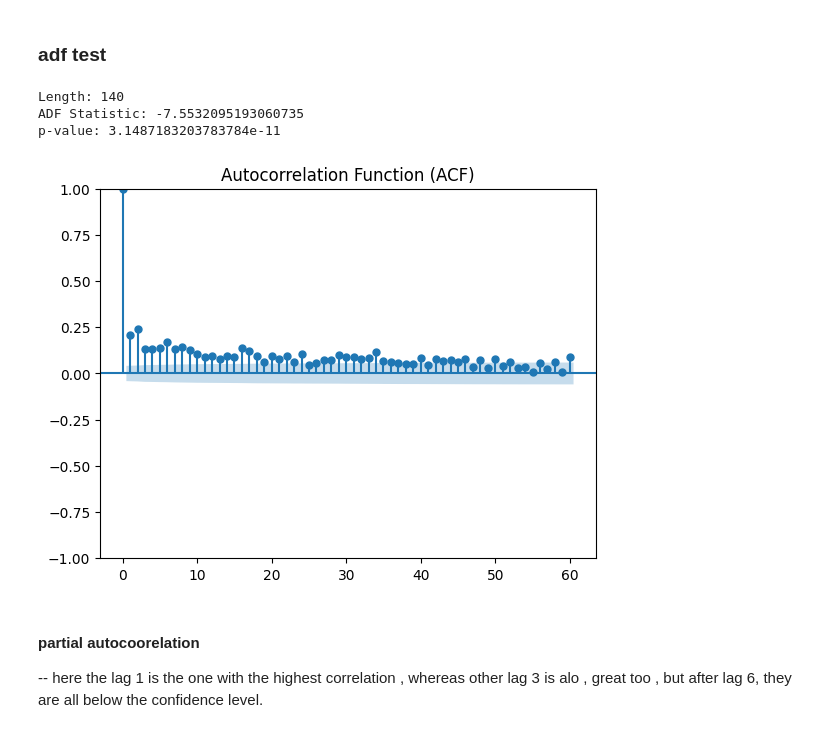
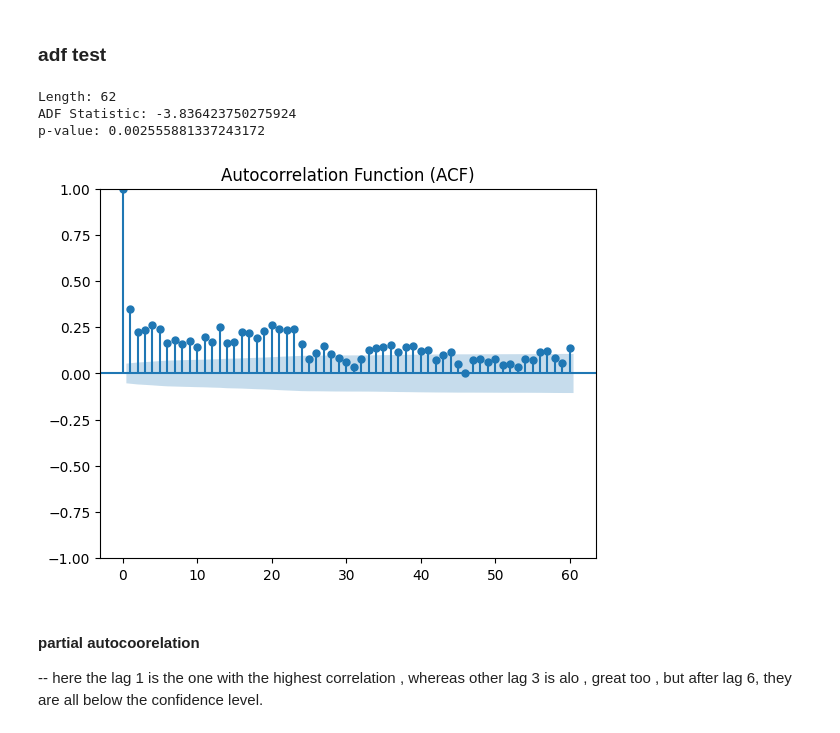
Before and after one commit to dealcatcher/jupyter-lab-models, a Jupyter notebook: arima.ipynb, the cells around one changed output. Cells and saved outputs as stored; diff of their text form; code cells hidden in the pictures.

```diff
--- a/arima.ipynb
+++ b/arima.ipynb
@@ -72,8 +72,8 @@ mlflow.end_run()
 # %%
 df = df.sort_values("prices.dateSeen")
 df = df.set_index("prices.dateSeen")
-df_2018 = df_2018.sort_values("prices.dateSeen")
-df_2018 = df_2018.set_index("prices.dateSeen")
+df_2018 = df.sort_values("prices.dateSeen")
+df_2018 = df.set_index("prices.dateSeen")
 
 daily_series = df["discount_percent"].resample("D").mean()
 daily_series = daily_series.dropna()
@@ -86,19 +86,19 @@ result = adfuller(daily_series)
 print("ADF Statistic:", result[0])
 print("p-value:", result[1])
 # %% [output]
-Length: 140
-ADF Statistic: -7.5532095193060735
-p-value: 3.1487183203783784e-11
+Length: 62
+ADF Statistic: -3.836423750275924
+p-value: 0.002555881337243172
 # %%
 
 figure1 = plt.figure(figsize=(12, 6))
-plot_acf(df["discount_percent"].dropna(), lags=60)
+plot_acf(df_2018["discount_percent"].dropna(), lags=60)
 plt.title("Autocorrelation Function (ACF)")
 plt.savefig("./images/acf.png")
 mlflow.log_artifact("./images/acf.png")
 plt.close(figure1)
 # %% [output]
-[figure, old version]
+[figure, new version]
 # %% [markdown]
 #### partial autocoorelation
  -- here the lag 1 is the one with the highest correlation , whereas other lag 3 is alo , great too , but after lag 6, they are all below the confidence level.
```
Also changed, not shown: parts of 6 cells of this notebook, 3 other files.
